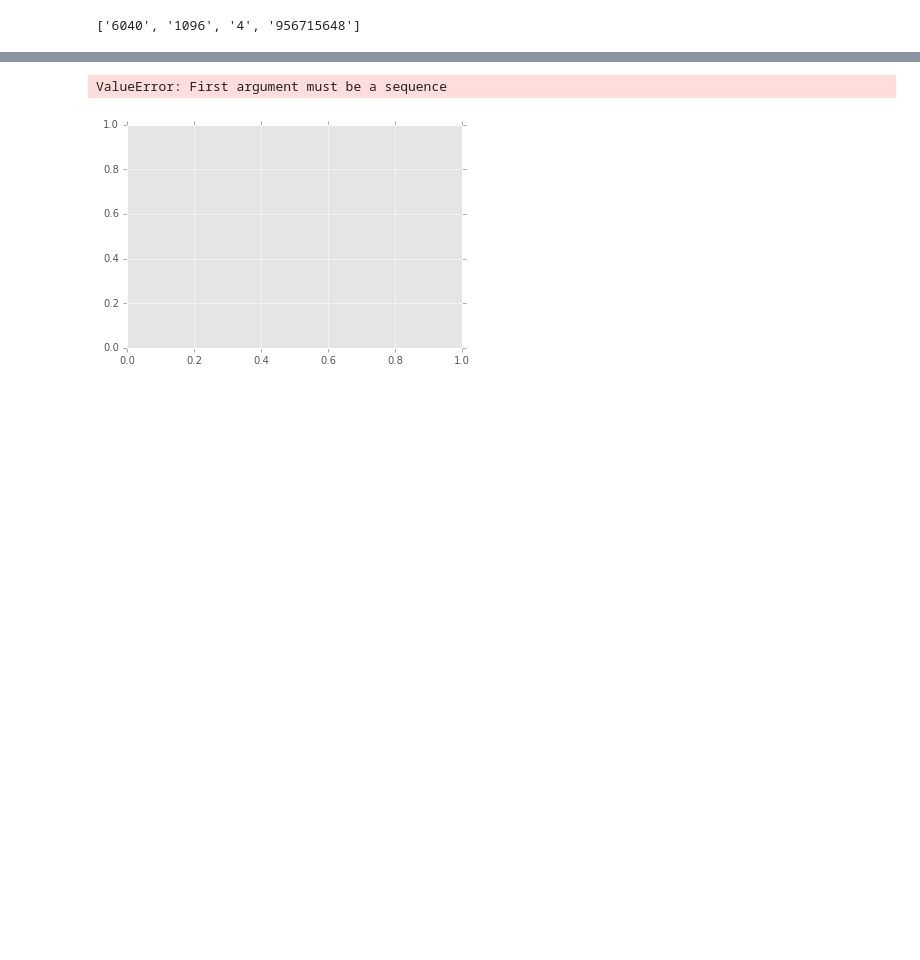
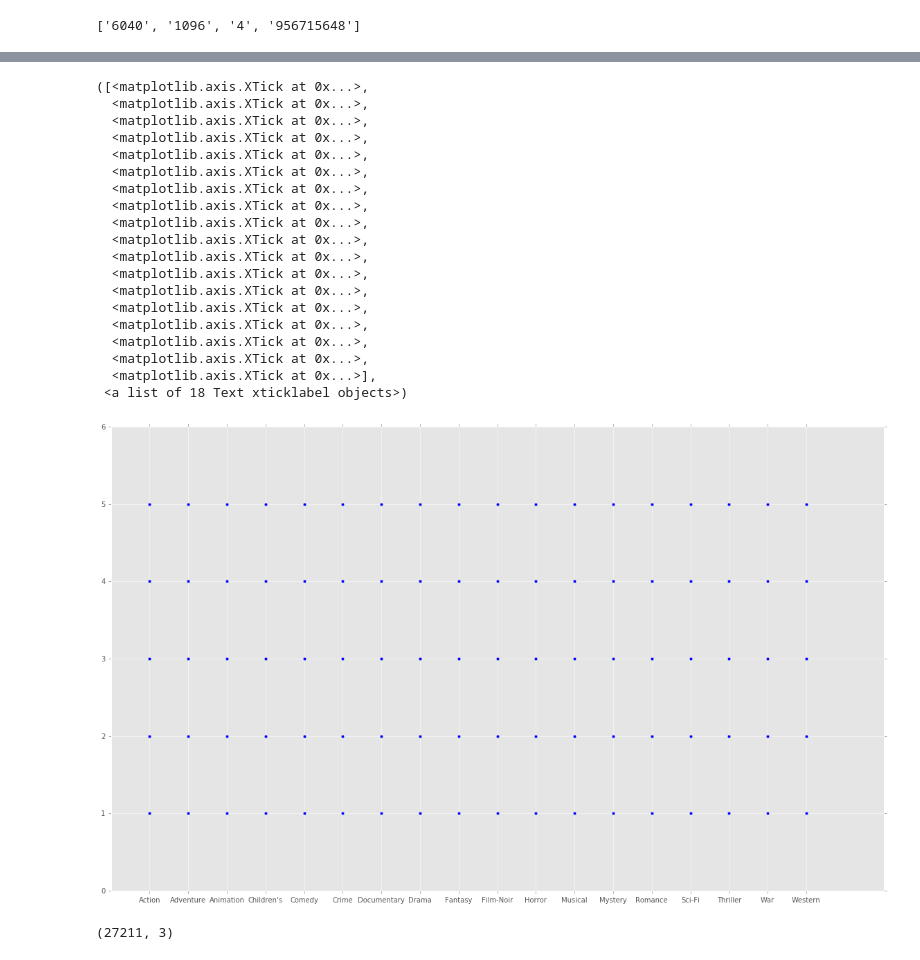
Before and after one commit to erwenzhang/Recommender_System, a Jupyter notebook: hw4.ipynb, the cells around one changed output, grey strips where cells are left out. Saved outputs shown, nothing was run; the diff lists cells and outputs as text; code cells hidden in the pictures; blank space fills up the shorter version.

Commit message:
updates to ipynmb and Under18.csv files

```diff
--- a/hw4.ipynb
+++ b/hw4.ipynb
@@ -176,10 +213,33 @@ Movies.head()
 # %%
 df = pd.DataFrame(Movies)
-plt.scatter(df["Genre"], df["Rating"])
-plt.xticks(x, my_xticks)
-plt.title("Movie Genre Vs user rating for Under-18 age gropu")
-plt.xlabel("Movie Genre")
-plt.ylabel("User rating")
+fig = plt.figure(figsize=(20,12))
+plt.scatter(df["genre"], df["rating"])
+#plt.title("Movie Genre Vs user rating for Under-18 age group")
+#plt.xlabel("Movie Genre")
+plt.xticks((1, 2, 3, 4, 5, 6, 7, 8, 9, 10, 11, 12, 13, 14, 15, 16, 17, 18), ("Action", "Adventure", "Animation", "Children's", "Comedy", "Crime", "Documentary", "Drama", "Fantasy", "Film-Noir", "Horror", "Musical", "Mystery", "Romance", "Sci-Fi", "Thriller", "War", "Western"))
+#plt.ylabel("User rating")
 # %% [output]
-ValueError: First argument must be a sequence
+([<matplotlib.axis.XTick at 0x...>,
+  <matplotlib.axis.XTick at 0x...>,
+  <matplotlib.axis.XTick at 0x...>,
+  <matplotlib.axis.XTick at 0x...>,
+  <matplotlib.axis.XTick at 0x...>,
+  <matplotlib.axis.XTick at 0x...>,
+  <matplotlib.axis.XTick at 0x...>,
+  <matplotlib.axis.XTick at 0x...>,
+  <matplotlib.axis.XTick at 0x...>,
+  <matplotlib.axis.XTick at 0x...>,
+  <matplotlib.axis.XTick at 0x...>,
+  <matplotlib.axis.XTick at 0x...>,
+  <matplotlib.axis.XTick at 0x...>,
+  <matplotlib.axis.XTick at 0x...>,
+  <matplotlib.axis.XTick at 0x...>,
+  <matplotlib.axis.XTick at 0x...>,
+  <matplotlib.axis.XTick at 0x...>,
+  <matplotlib.axis.XTick at 0x...>],
+ <a list of 18 Text xticklabel objects>)
-[figure, old version]
+[figure, new version]
+# %%
+df.shape
+# %% [output]
+(27211, 3)
```
Also changed, not shown: parts of 2 cells of this notebook, 1 other file.
